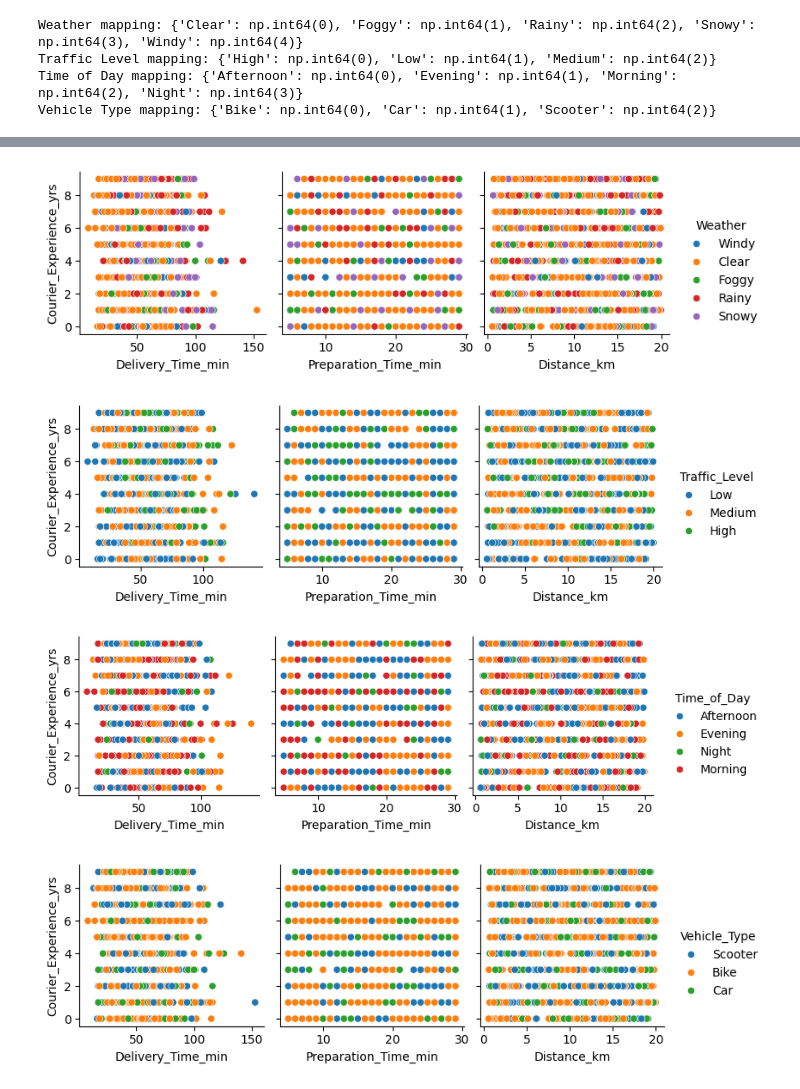
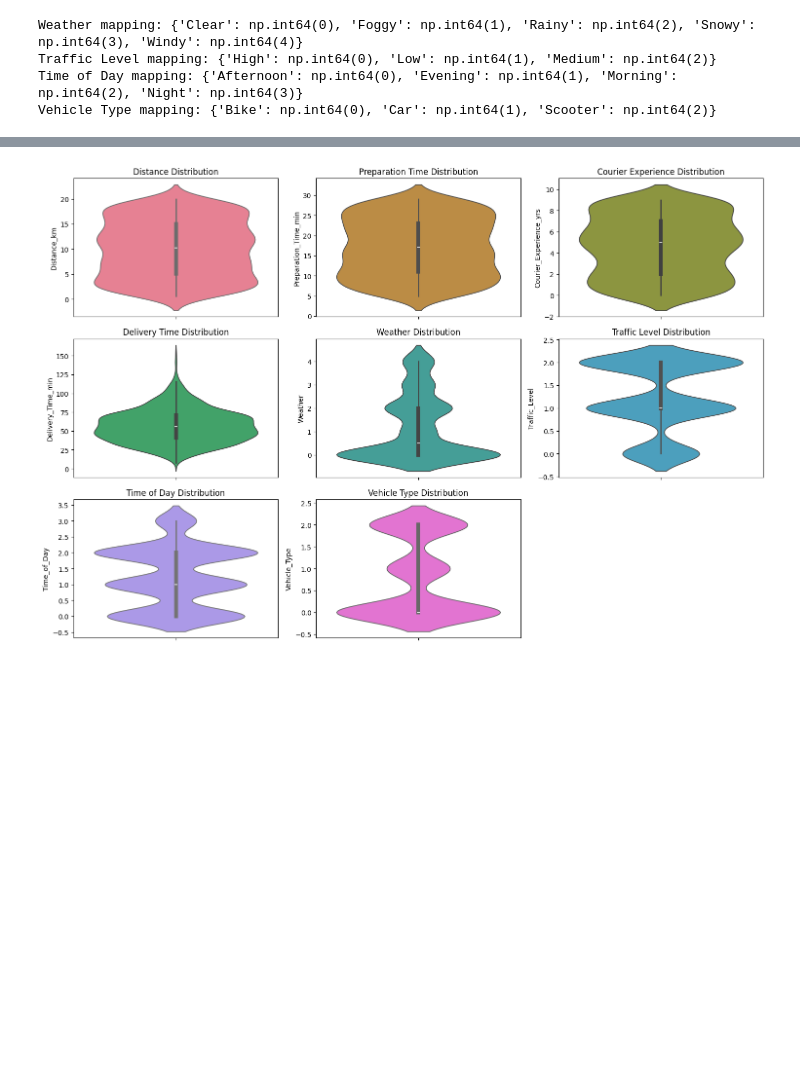
Before and after one commit to rudra20-6/smai-assignment1, a Jupyter notebook: 2/new.ipynb, the cells around one changed output, grey strips where cells are left out. Saved outputs shown, nothing was run; the diff lists cells and outputs as text; code cells hidden in the pictures; blank space fills up the shorter version.

```diff
--- a/2/new.ipynb
+++ b/2/new.ipynb
@@ -131,18 +130,0 @@ plt.scatter(df['Distance_km'],df['Delivery_Time_min'], cmap='viridis', norm=norm
-# %%
-df = df.dropna()
-norm = plt.Normalize(vmin=8, vmax=141)
-# change the size to big
-plt.figure(figsize=(10, 6))
-
-plt.scatter(df['Distance_km'], df['Preparation_Time_min'],
-            c=df['Delivery_Time_min'], cmap='viridis', norm=norm, s=10)
-
-# Add colorbar for reference
-plt.colorbar(label="Delivery Time (min)")
-
-# Labels and title
-plt.xlabel("Distance (km)")
-plt.ylabel("Preparation Time (min)")
-plt.title("Scatter Plot of Delivery Time")
-
-plt.show()
@@ -214,13 +130,0 @@ def functionToCheckIfThereIsAnyRelationShipBetween2Columns(csv_file):
-# %%
-# sns.pairplot(df)
-#make pairplot between courier_experience_yrs and all other features
-sns.pairplot(df, y_vars=['Courier_Experience_yrs'], x_vars=['Delivery_Time_min', 'Preparation_Time_min', 'Distance_km'], kind='scatter', hue='Weather')
-sns.pairplot(df, y_vars=['Courier_Experience_yrs'], x_vars=['Delivery_Time_min', 'Preparation_Time_min', 'Distance_km'], kind='scatter', hue='Traffic_Level')
-sns.pairplot(df, y_vars=['Courier_Experience_yrs'], x_vars=['Delivery_Time_min', 'Preparation_Time_min', 'Distance_km'], kind='scatter', hue='Time_of_Day')
-sns.pairplot(df, y_vars=['Courier_Experience_yrs'], x_vars=['Delivery_Time_min', 'Preparation_Time_min', 'Distance_km'], kind='scatter', hue='Vehicle_Type')
-plt.show()
-# %% [output]
-[figure, removed]
-[figure, removed]
-[figure, removed]
-[figure, removed]
@@ -237,0 +131,45 @@ if __name__ == "__main__":
+# %%
+# Create a figure with multiple subplots
+plt.figure(figsize=(15, 10))
+
+# Define custom color palette
+colors = sns.color_palette("husl", 8)
+
+# Create violin plots for numerical features
+plt.subplot(3,3,1)
+sns.violinplot(y=df['Distance_km'], color=colors[0], inner='box', width=0.8)
+plt.title('Distance Distribution')
+
+plt.subplot(3,3,2)
+sns.violinplot(y=df['Preparation_Time_min'], color=colors[1], inner='box', width=0.8)
+plt.title('Preparation Time Distribution')
+
+plt.subplot(3,3,3)
+sns.violinplot(y=df['Courier_Experience_yrs'], color=colors[2], inner='box', width=0.8)
+plt.title('Courier Experience Distribution')
+
+plt.subplot(3,3,4)
+sns.violinplot(y=df['Delivery_Time_min'], color=colors[3], inner='box', width=0.8)
+plt.title('Delivery Time Distribution')
+
+# Create violin plots for encoded categorical features
+plt.subplot(3,3,5)
+sns.violinplot(y=df['Weather'], color=colors[4], inner='box', width=0.8)
+plt.title('Weather Distribution')
+
+plt.subplot(3,3,6)
+sns.violinplot(y=df['Traffic_Level'], color=colors[5], inner='box', width=0.8)
+plt.title('Traffic Level Distribution')
+
+plt.subplot(3,3,7)
+sns.violinplot(y=df['Time_of_Day'], color=colors[6], inner='box', width=0.8)
+plt.title('Time of Day Distribution')
+
+plt.subplot(3,3,8)
+sns.violinplot(y=df['Vehicle_Type'], color=colors[7], inner='box', width=0.8)
+plt.title('Vehicle Type Distribution')
+
+plt.tight_layout()
+plt.show()
+# %% [output]
+[figure, added]
```
Also changed, not shown: parts of 12 cells of this notebook, 7 other files.
